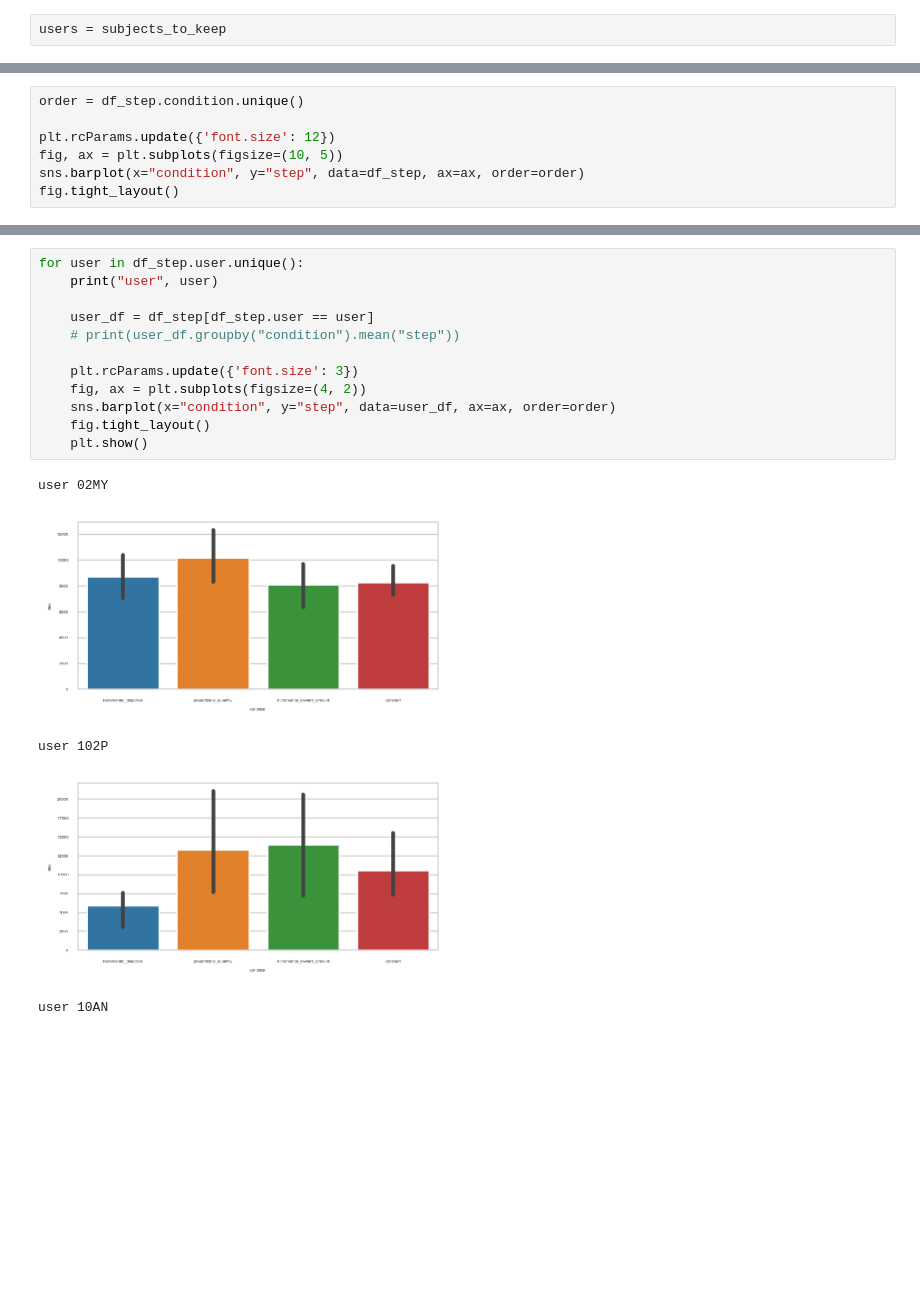
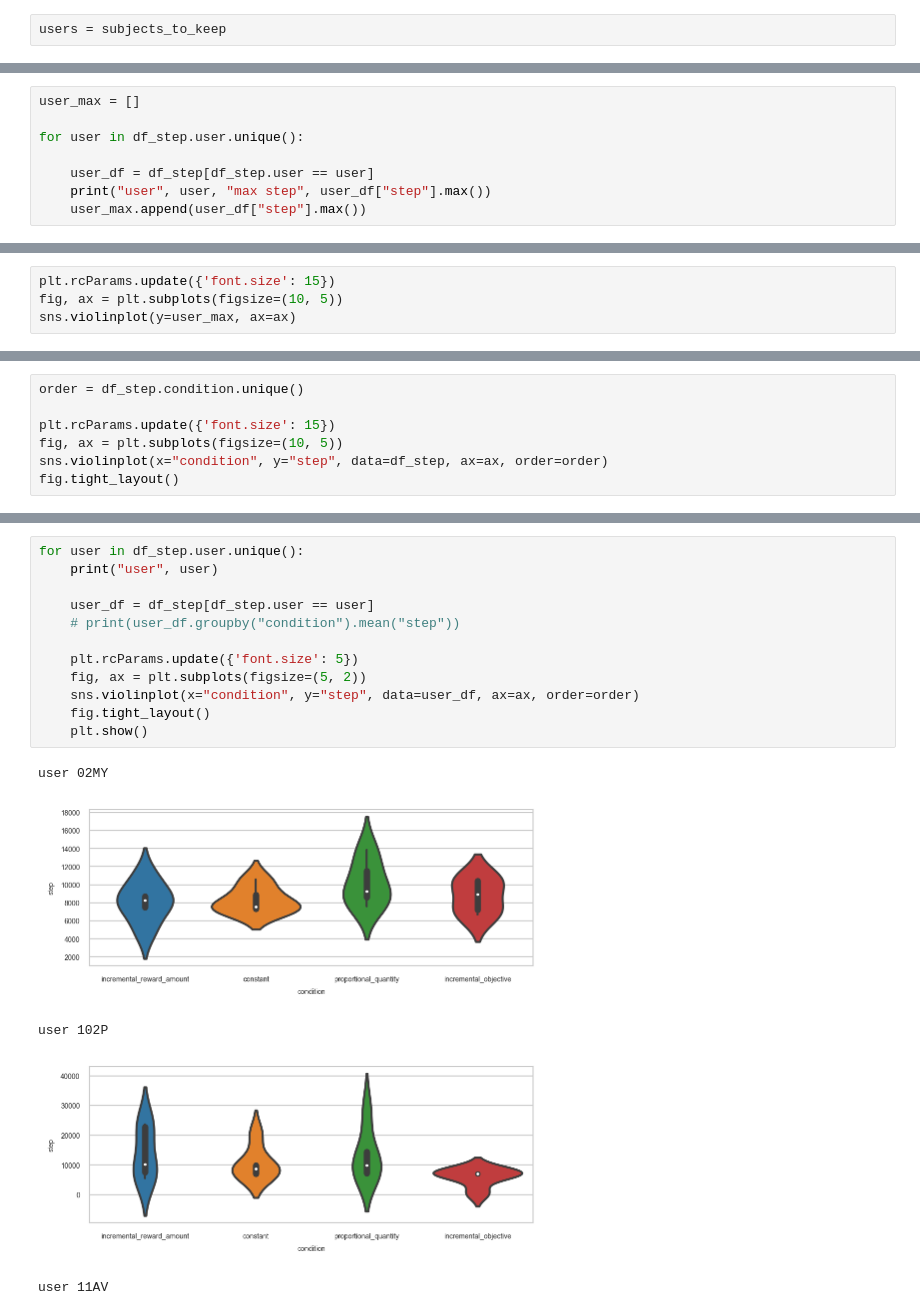
Before and after one commit to AurelienNioche/MAppServer, a Jupyter notebook: data_analysis/data_analysis__condition.ipynb, the cells around one changed output, grey strips where cells are left out. Drawn from its saved outputs; the diff is of its cells as text; blank space fills up the shorter version.

```diff
--- a/data_analysis/data_analysis__condition.ipynb
+++ b/data_analysis/data_analysis__condition.ipynb
@@ -74,0 +90,8 @@ df_step = pd.DataFrame(df_step_content)
+# %%
+user_max = []
+
+for user in df_step.user.unique():
+
+    user_df = df_step[df_step.user == user]
+    print("user", user, "max step", user_df["step"].max())
+    user_max.append(user_df["step"].max())
@@ -74,0 +116,4 @@ df_step = pd.DataFrame(df_step_content)
+# %%
+plt.rcParams.update({'font.size': 15})
+fig, ax = plt.subplots(figsize=(10, 5))
+sns.violinplot(y=user_max, ax=ax)
@@ -75,8 +123,8 @@ df_step = pd.DataFrame(df_step_content)
 # %%
 order = df_step.condition.unique()
 
-plt.rcParams.update({'font.size': 12})
+plt.rcParams.update({'font.size': 15})
 fig, ax = plt.subplots(figsize=(10, 5))
-sns.barplot(x="condition", y="step", data=df_step, ax=ax, order=order)
+sns.violinplot(x="condition", y="step", data=df_step, ax=ax, order=order)
 fig.tight_layout()
 # %% [output]
@@ -84,18 +132,18 @@ fig.tight_layout()
 # %%
 for user in df_step.user.unique():
     print("user", user)
 
     user_df = df_step[df_step.user == user]
     # print(user_df.groupby("condition").mean("step"))
 
-    plt.rcParams.update({'font.size': 3})
-    fig, ax = plt.subplots(figsize=(4, 2))
-    sns.barplot(x="condition", y="step", data=user_df, ax=ax, order=order)
+    plt.rcParams.update({'font.size': 5})
+    fig, ax = plt.subplots(figsize=(5, 2))
+    sns.violinplot(x="condition", y="step", data=user_df, ax=ax, order=order)
     fig.tight_layout()
     plt.show()
 # %% [output]
 user 02MY
-[figure, old version]
+[figure, new version]
 user 102P
-[figure, old version]
+[figure, new version]
-user 10AN
+user 11AV
```
Also changed, not shown: parts of 6 cells of this notebook, 3 other files.
